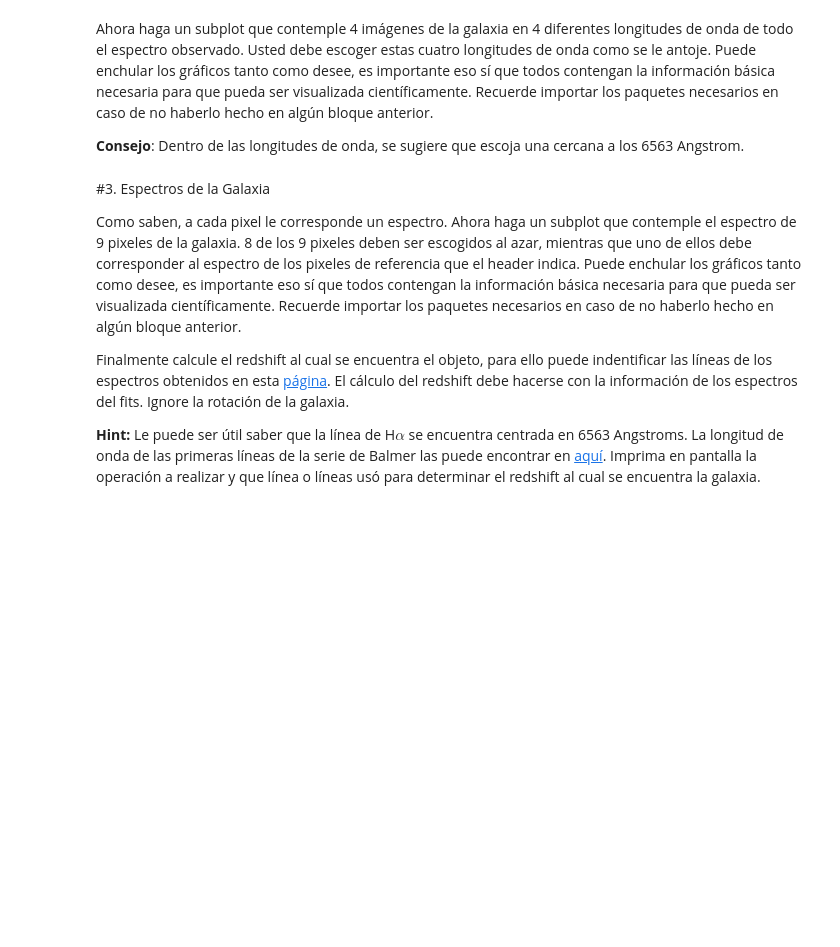
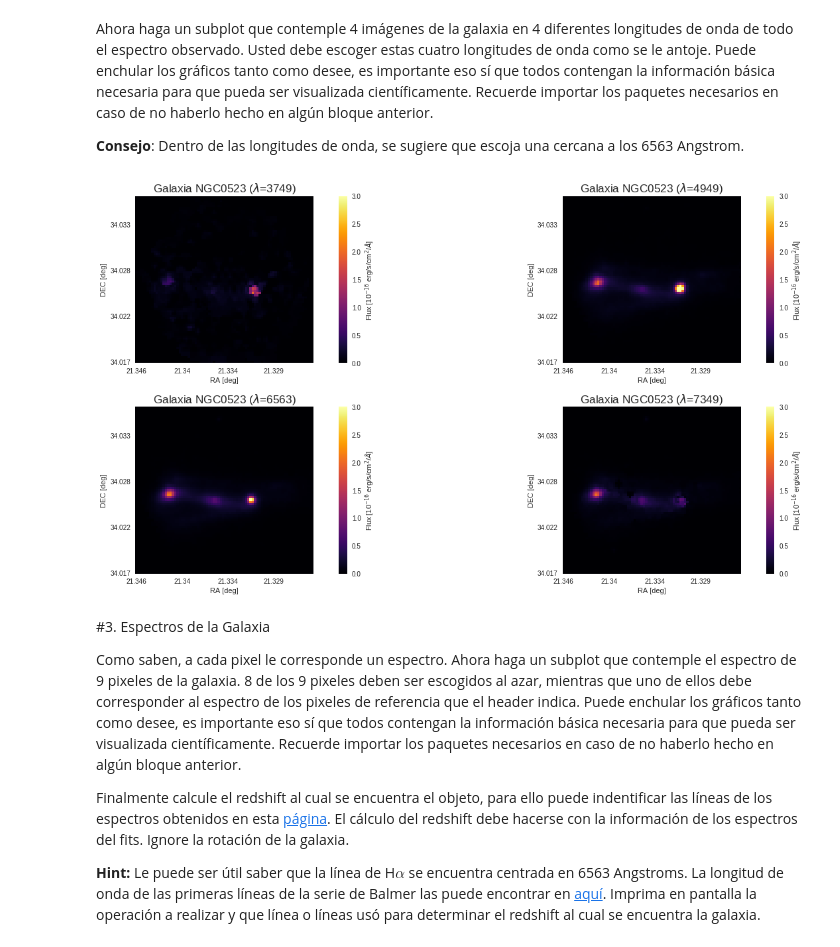
Before and after one commit to valfessi/minitarea4, a Jupyter notebook: minitarea4.ipynb, the cells around one changed output. Saved outputs shown, nothing was run; the diff lists cells and outputs as text; code cells hidden in the pictures; blank space fills up the shorter version.

```diff
--- a/minitarea4.ipynb
+++ b/minitarea4.ipynb
@@ -73,6 +73,77 @@ data = hdu.data
 Ahora haga un subplot que contemple 4 imágenes de la galaxia en 4 diferentes longitudes de onda de todo el espectro observado. Usted debe escoger estas cuatro longitudes de onda como se le antoje. Puede enchular los gráficos tanto como desee, es importante eso sí que todos contengan la información básica necesaria para que pueda ser visualizada científicamente. Recuerde importar los paquetes necesarios en caso de no haberlo hecho en algún bloque anterior.
 
 **Consejo**: Dentro de las longitudes de onda, se sugiere que escoja una cercana a los 6563 Angstrom.
+# %%
+from matplotlib.pyplot import rcParams
+
+params = {'axes.titlesize':'x-large'}
+rcParams.update(params)
+
+delt1 = np.arange(0,header['NAXIS1']) - (header['CRPIX1']-1)
+step1 = delt1*header['CD1_1']
+ra = step1 + header['CRVAL1']
+
+delt2 = np.arange(0,header['NAXIS2']) - (header['CRPIX2']-1)
+step2 = delt2*header['CD2_2']
+dec = step2 + header['CRVAL2']
+
+delt3 = np.arange(0,header['NAXIS3'])
+step3 = delt3*header['CD3_3']
+lo = step3 + header['CRVAL3']
+
+plt.figure(figsize=(20,9))
+
+plt.subplot(221)
+plt.xticks((0,20,40,60),(round(ra[0],3),round(ra[20],3),round(ra[40],3),round(ra[60],3)))
+plt.yticks((0,20,40,60),(round(dec[0],3),round(dec[20],3),round(dec[40],3),round(dec[60],3)))
+plt.xlabel('RA [deg]')
+plt.ylabel('DEC [deg]')
+plt.grid(b=None)
+units = header['HIERARCH PIPE UNITS']
+plt.imshow(data[0],cmap='inferno', vmax=3.0, vmin=0, origin='lower') ## [3749  +  2(0, 1407, 1600, 8009]   viridis, inferno, plasma(?), magma, Greys_r
+cb = plt.colorbar()
+cb.set_label('Flux [10$^{-16}$ erg/s/cm$^2$/$\AA$]') ##EDITAR
+plt.title('Galaxia NGC0523 ($\lambda$=3749)')
+
+plt.subplot(222)
+plt.xticks((0,20,40,60),(round(ra[0],3),round(ra[20],3),round(ra[40],3),round(ra[60],3)))
+plt.yticks((0,20,40,60),(round(dec[0],3),round(dec[20],3),round(dec[40],3),round(dec[60],3)))
+plt.xlabel('RA [deg]')
+plt.ylabel('DEC [deg]')
+plt.grid(b=None)
+units = header['HIERARCH PIPE UNITS']
+plt.imshow(data[600],cmap='inferno', vmax=3.0, vmin=0, origin='lower')
+cb = plt.colorbar()
+cb.set_label('Flux [10$^{-16}$ erg/s/cm$^2$/$\AA$]')
+plt.title('Galaxia NGC0523 ($\lambda$=4949)')
+
+plt.subplot(223)
+plt.xticks((0,20,40,60),(round(ra[0],3),round(ra[20],3),round(ra[40],3),round(ra[60],3)))
+plt.yticks((0,20,40,60),(round(dec[0],3),round(dec[20],3),round(dec[40],3),round(dec[60],3)))
+plt.xlabel('RA [deg]')
+plt.ylabel('DEC [deg]')
+plt.grid(b=None)
+units = header['HIERARCH PIPE UNITS']
+plt.imshow(data[1407],cmap='inferno', vmax=3.0, vmin=0, origin='lower')
+cb = plt.colorbar()
+cb.set_label('Flux [10$^{-16}$ erg/s/cm$^2$/$\AA$]')
+plt.title('Galaxia NGC0523 ($\lambda$=6563)')
+
+plt.subplot(224)
+plt.xticks((0,20,40,60),(round(ra[0],3),round(ra[20],3),round(ra[40],3),round(ra[60],3)))
+plt.yticks((0,20,40,60),(round(dec[0],3),round(dec[20],3),round(dec[40],3),round(dec[60],3)))
+plt.xlabel('RA [deg]')
+plt.ylabel('DEC [deg]')
+plt.grid(b=None)
+units = header['HIERARCH PIPE UNITS']
+plt.imshow(data[1800],cmap='inferno', vmax=3.0, vmin=0, origin='lower')
+cb = plt.colorbar()
+cb.set_label('Flux [10$^{-16}$ erg/s/cm$^2$/$\AA$]')
+plt.title('Galaxia NGC0523 ($\lambda$=7349)')
+plt.tight_layout()
+plt.show()
+# %% [output]
+[figure, added]
 # %% [markdown]
 #3. Espectros de la Galaxia
 
```
Also changed, not shown: parts of 3 cells of this notebook.
